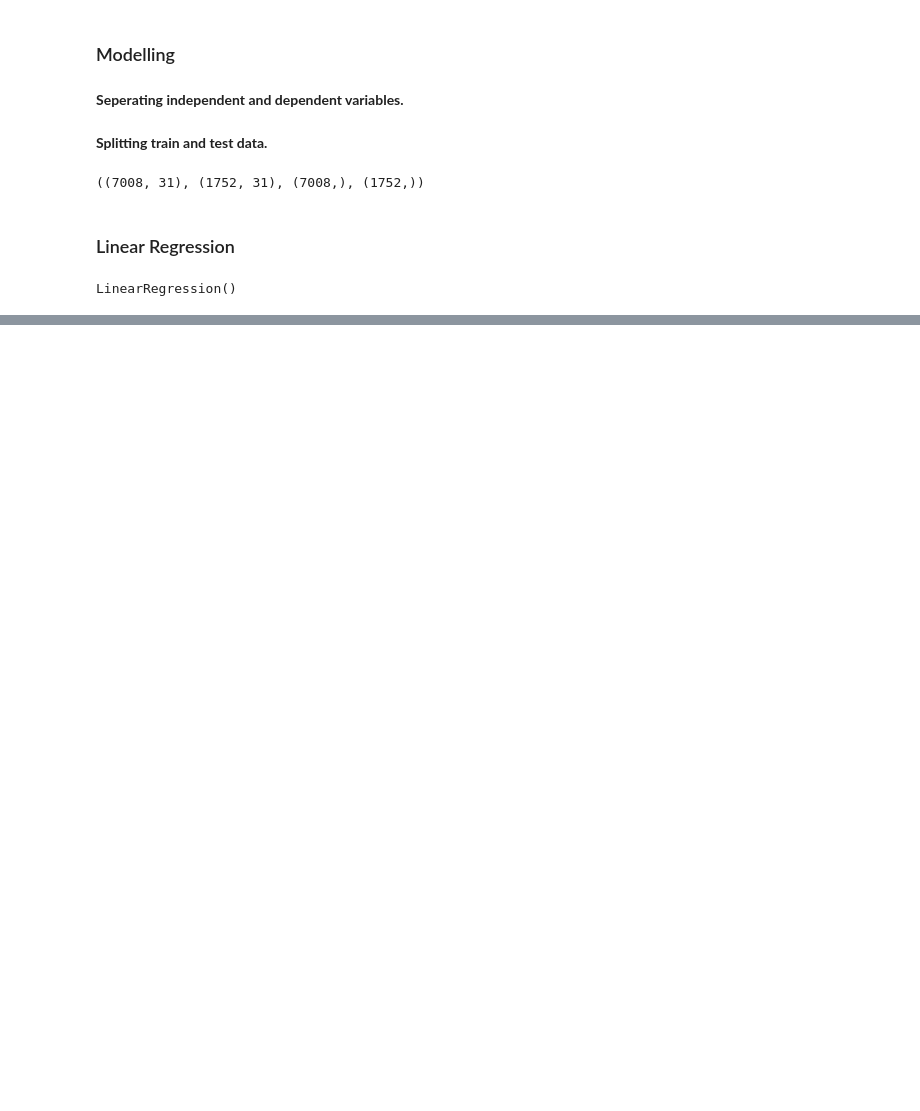
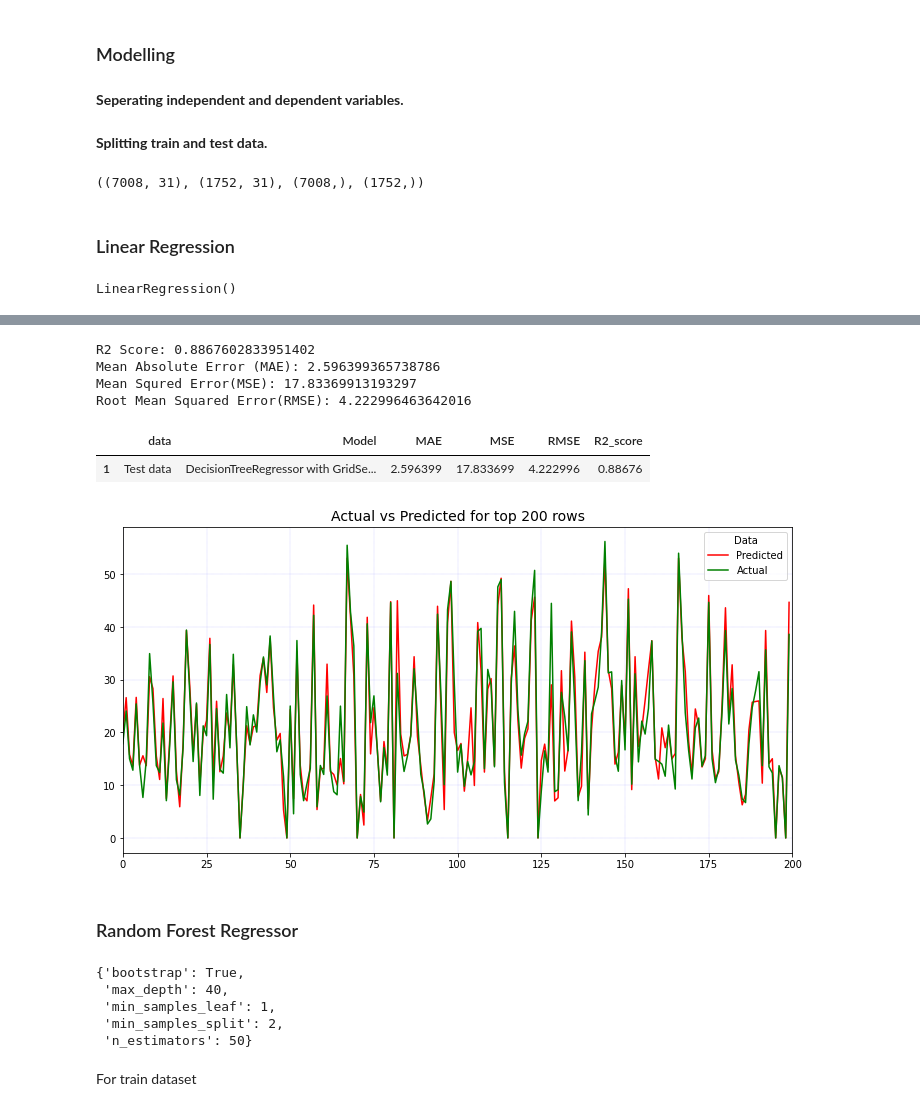
Before and after one commit to Nikkiie/Bike-sharing-demand-prediction-Cap-2-, a Jupyter notebook: 1Individual_colab0.ipynb, the cells around one changed output, grey strips where cells are left out. Drawn from its saved outputs; the diff is of its cells as text; code cells hidden in the pictures; blank space fills up the shorter version.

```diff
--- a/1Individual_colab0.ipynb
+++ b/1Individual_colab0.ipynb
@@ -669,0 +798,6 @@ Root Mean Squared Error(RMSE): 414.9589937731158
+# %%
+# Predicting the Train set results
+Y_pred_decTreeGridSearch_train = gridSearch_decisionTree.predict(X_train)
+
+# Predicting the Test set results
+Y_pred_decTreeGridSearch_test = gridSearch_decisionTree.predict(X_test)
@@ -669,0 +844,21 @@ Root Mean Squared Error(RMSE): 414.9589937731158
+# %%
+# r2 score of test set
+R2 = r2_score(y_test, Y_pred_decTreeGridSearch_test)
+print("R2 Score:" ,R2)
+
+#Calculate Mean Absolute Error.
+MAE= mean_absolute_error(y_test,Y_pred_decTreeGridSearch_test)
+print("Mean Absolute Error (MAE):", MAE)
+
+#Calculate  Mean Squared Error
+MSE=mean_squared_error(y_test,Y_pred_decTreeGridSearch_test)
+print("Mean Squred Error(MSE):" , MSE)
+
+#Calculate Root Mean Squared Error
+RMSE=np.sqrt(MSE)
+print("Root Mean Squared Error(RMSE):", RMSE)
+# %% [output]
+R2 Score: 0.8867602833951402
+Mean Absolute Error (MAE): 2.596399365738786
+Mean Squred Error(MSE): 17.83369913193297
+Root Mean Squared Error(RMSE): 4.222996463642016
@@ -669,0 +874,27 @@ Root Mean Squared Error(RMSE): 414.9589937731158
+# %%
+# creating test_result dataframe
+traing_results_df=pd.DataFrame(test_dict,index=[1])
+traing_results_df
+# %% [output]
+|  | data | Model | MAE | MSE | RMSE | R2_score |
+| 1 | Test data | DecisionTreeRegressor with GridSe... | 2.596399 | 17.833699 | 4.222996 | 0.88676 |
+# %%
+plt.figure(figsize=(12,6))
+plt.plot((Y_pred_decTreeGridSearch_test)[:200],color ='r')
+plt.plot((np.array(y_test)[:200]),color ='g')
+
+#setting up legend
+plt.legend(["Predicted","Actual"],fontsize=10,title='Data')
+
+# setting range on x-axis
+plt.xlim([0, 200])
+plt.grid(color = 'blue', linestyle = '--', linewidth = 0.1)
+
+# setting up title
+plt.title('Actual vs Predicted for top 200 rows',fontsize=14)
+
+plt.show()
+# %% [output]
+[figure, added]
+# %% [markdown]
+### Random Forest Regressor
@@ -669,0 +917,9 @@ Root Mean Squared Error(RMSE): 414.9589937731158
+# %%
+best_param_gridSearch_RandomForest=gridSearch_RandomForest.best_params_
+best_param_gridSearch_RandomForest
+# %% [output]
+{'bootstrap': True,
+ 'max_depth': 40,
+ 'min_samples_leaf': 1,
+ 'min_samples_split': 2,
+ 'n_estimators': 50}
@@ -669,0 +932,2 @@ Root Mean Squared Error(RMSE): 414.9589937731158
+# %% [markdown]
+For train dataset
```
Also changed, not shown: parts of 35 cells of this notebook.
